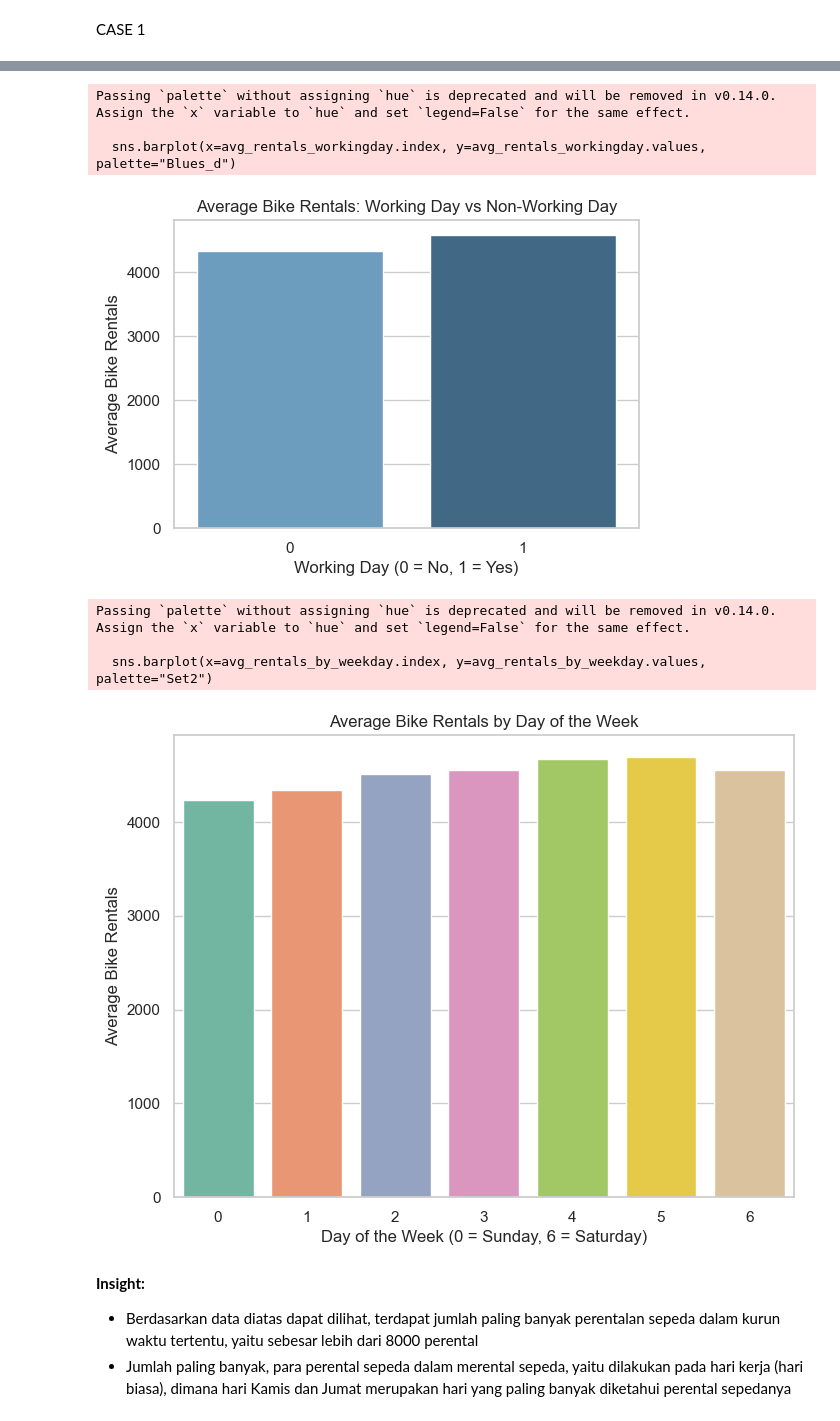
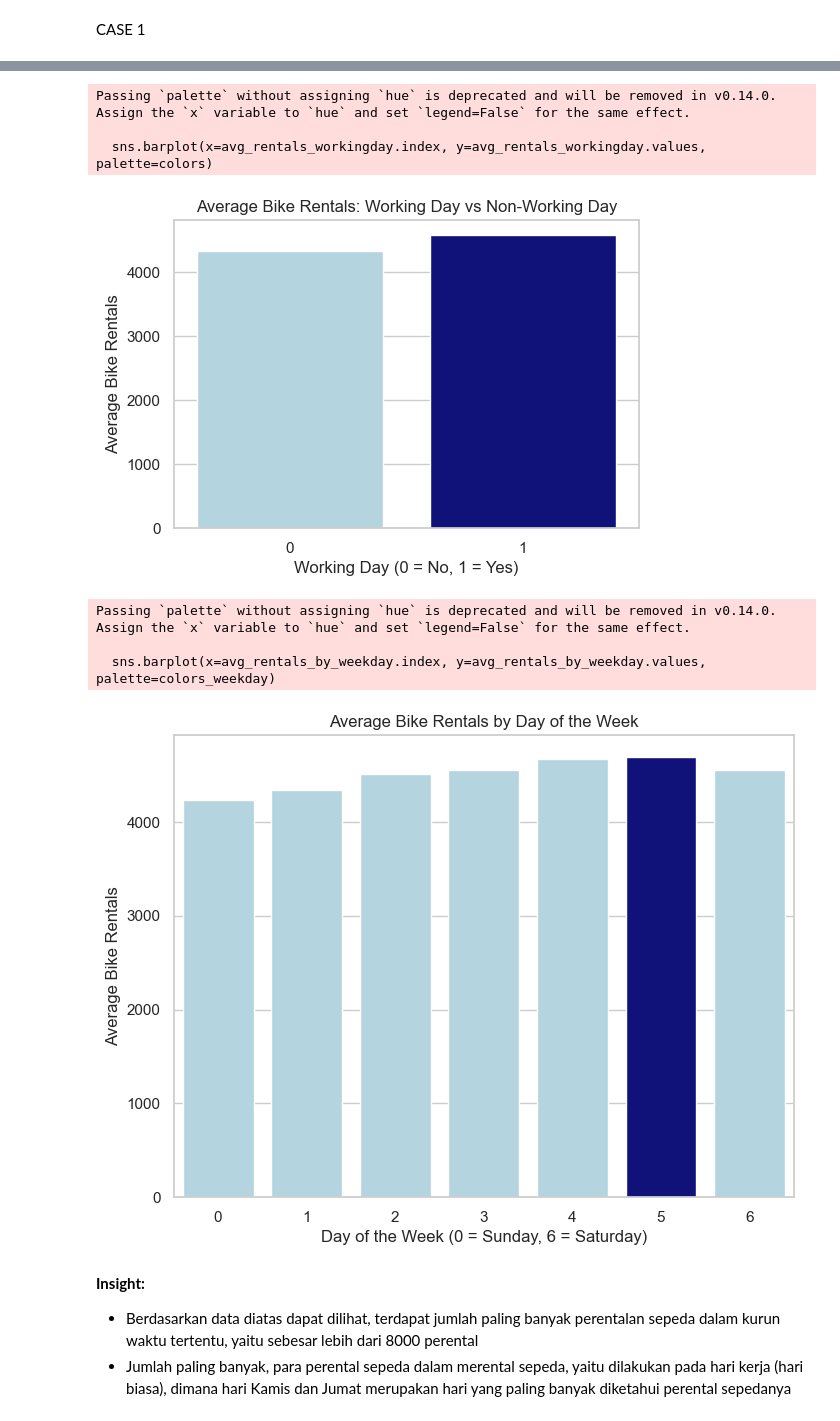
Before and after one commit to Raditya7405/Bangkit, a Jupyter notebook: notebook.ipynb, the cells around one changed output, grey strips where cells are left out. Saved outputs shown, nothing was run; the diff lists cells and outputs as text; code cells hidden in the pictures.

```diff
--- a/notebook.ipynb
+++ b/notebook.ipynb
@@ -477,7 +482,6 @@ Season with lowest bike usage: 1, average 2604.1325966850827 bikes
 # %% [markdown]
 CASE 1
 # %%
-# Import necessary libraries
 import matplotlib.pyplot as plt
 import seaborn as sns
 import pandas as pd
@@ -492,39 +496,47 @@ plt.xlabel('Date')
 plt.ylabel('Total Bike Rentals')
 plt.title('Total Bike Rentals Over Time')
 plt.xticks(rotation=45)
 plt.grid(True)
 plt.tight_layout()
 plt.show()
 
 # Plot average rentals on working days vs non-working days
 avg_rentals_workingday = combined_data.groupby('workingday')['cnt'].mean()
 
+# Find the max value and apply color mapping
+max_value = avg_rentals_workingday.max()
+colors = ['lightblue' if value < max_value else 'darkblue' for value in avg_rentals_workingday.values]
+
 plt.figure(figsize=(6, 4))
-sns.barplot(x=avg_rentals_workingday.index, y=avg_rentals_workingday.values, palette="Blues_d")
+sns.barplot(x=avg_rentals_workingday.index, y=avg_rentals_workingday.values, palette=colors)
 plt.xlabel('Working Day (0 = No, 1 = Yes)')
 plt.ylabel('Average Bike Rentals')
 plt.title('Average Bike Rentals: Working Day vs Non-Working Day')
 plt.show()
 
 # Plot average rentals by day of the week
 avg_rentals_by_weekday = combined_data.groupby('weekday')['cnt'].mean()
 
+# Find the max value and apply color mapping
+max_value_weekday = avg_rentals_by_weekday.max()
+colors_weekday = ['lightblue' if value < max_value_weekday else 'darkblue' for value in avg_rentals_by_weekday.values]
+
 plt.figure(figsize=(8, 6))
-sns.barplot(x=avg_rentals_by_weekday.index, y=avg_rentals_by_weekday.values, palette="Set2")
+sns.barplot(x=avg_rentals_by_weekday.index, y=avg_rentals_by_weekday.values, palette=colors_weekday)
 plt.xlabel('Day of the Week (0 = Sunday, 6 = Saturday)')
 plt.ylabel('Average Bike Rentals')
 plt.title('Average Bike Rentals by Day of the Week')
 plt.show()
 # %% [output]
 [figure]
 Passing `palette` without assigning `hue` is deprecated and will be removed in v0.14.0. Assign the `x` variable to `hue` and set `legend=False` for the same effect.
 
-  sns.barplot(x=avg_rentals_workingday.index, y=avg_rentals_workingday.values, palette="Blues_d")
+  sns.barplot(x=avg_rentals_workingday.index, y=avg_rentals_workingday.values, palette=colors)
-[figure, old version]
+[figure, new version]
 Passing `palette` without assigning `hue` is deprecated and will be removed in v0.14.0. Assign the `x` variable to `hue` and set `legend=False` for the same effect.
 
-  sns.barplot(x=avg_rentals_by_weekday.index, y=avg_rentals_by_weekday.values, palette="Set2")
+  sns.barplot(x=avg_rentals_by_weekday.index, y=avg_rentals_by_weekday.values, palette=colors_weekday)
-[figure, old version]
+[figure, new version]
 # %% [markdown]
 **Insight:**
 - Berdasarkan data diatas dapat dilihat, terdapat jumlah paling banyak perentalan sepeda dalam kurun waktu tertentu, yaitu sebesar lebih dari 8000 perental
```
Also changed, not shown: parts of 9 cells of this notebook.
